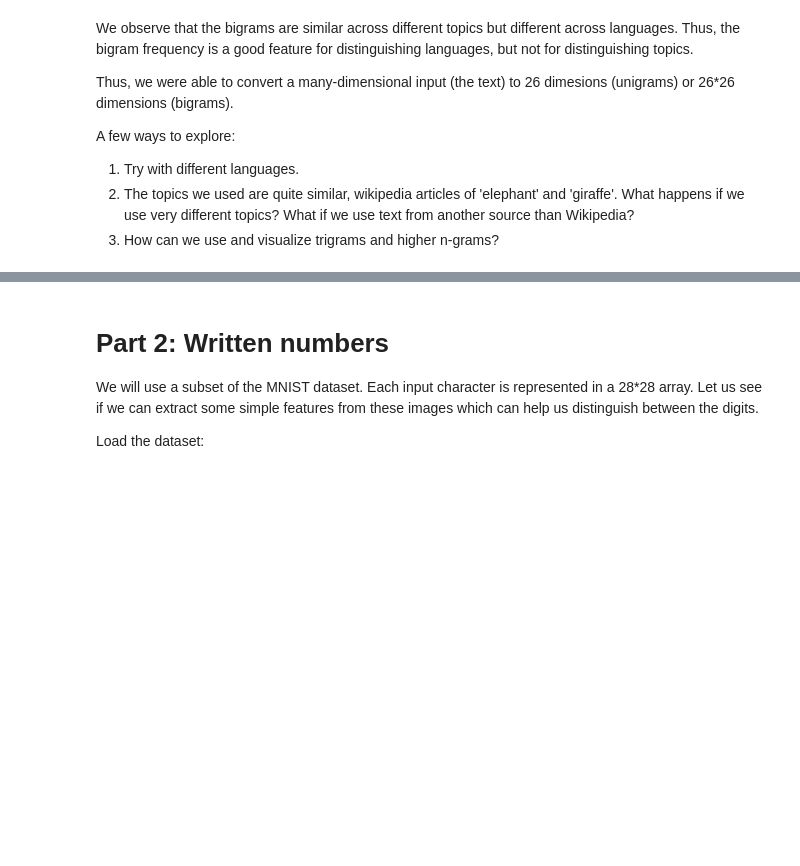
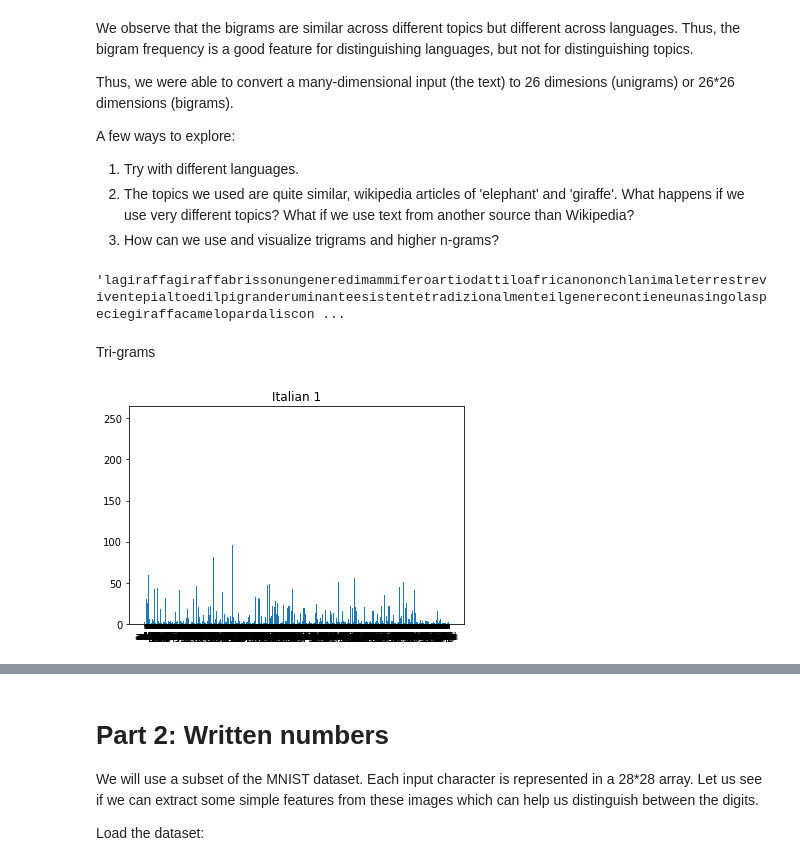
Before and after one commit to shrestha001/fmml2021, a Jupyter notebook: Lab1_Features.ipynb, the cells around one changed output, grey strips where cells are left out. Saved outputs shown, nothing was run; the diff lists cells and outputs as text; code cells hidden in the pictures; blank space fills up the shorter version.

```diff
--- a/Lab1_Features.ipynb
+++ b/Lab1_Features.ipynb
@@ -240,0 +243,19 @@ swe2 = wikipedia.page(topic2).content
+# %%
+#3
+ilt1 = cleanup(ilt1)
+ilt2 = cleanup(ilt2)
+swe1 = cleanup(swe1)
+swe2 = cleanup(swe2)
+# %%
+ilt1
+# %% [output]
+'lagiraffagiraffabrissonungeneredimammiferoartiodattiloafricanononchlanimaleterrestreviventepialtoedilpigranderuminanteesistentetradizionalmenteilgenerecontieneunasingolaspeciegiraffacamelopardaliscon ...
+# %% [markdown]
+Tri-grams
+# %%
+tri_ilt1 = Counter(ngrams(ilt1,3))
+plothistogram(tri_ilt1)
+plt.title('Italian 1')
+plt.show()
+# %% [output]
+[figure, added]
```
Also changed, not shown: parts of 6 cells of this notebook.
